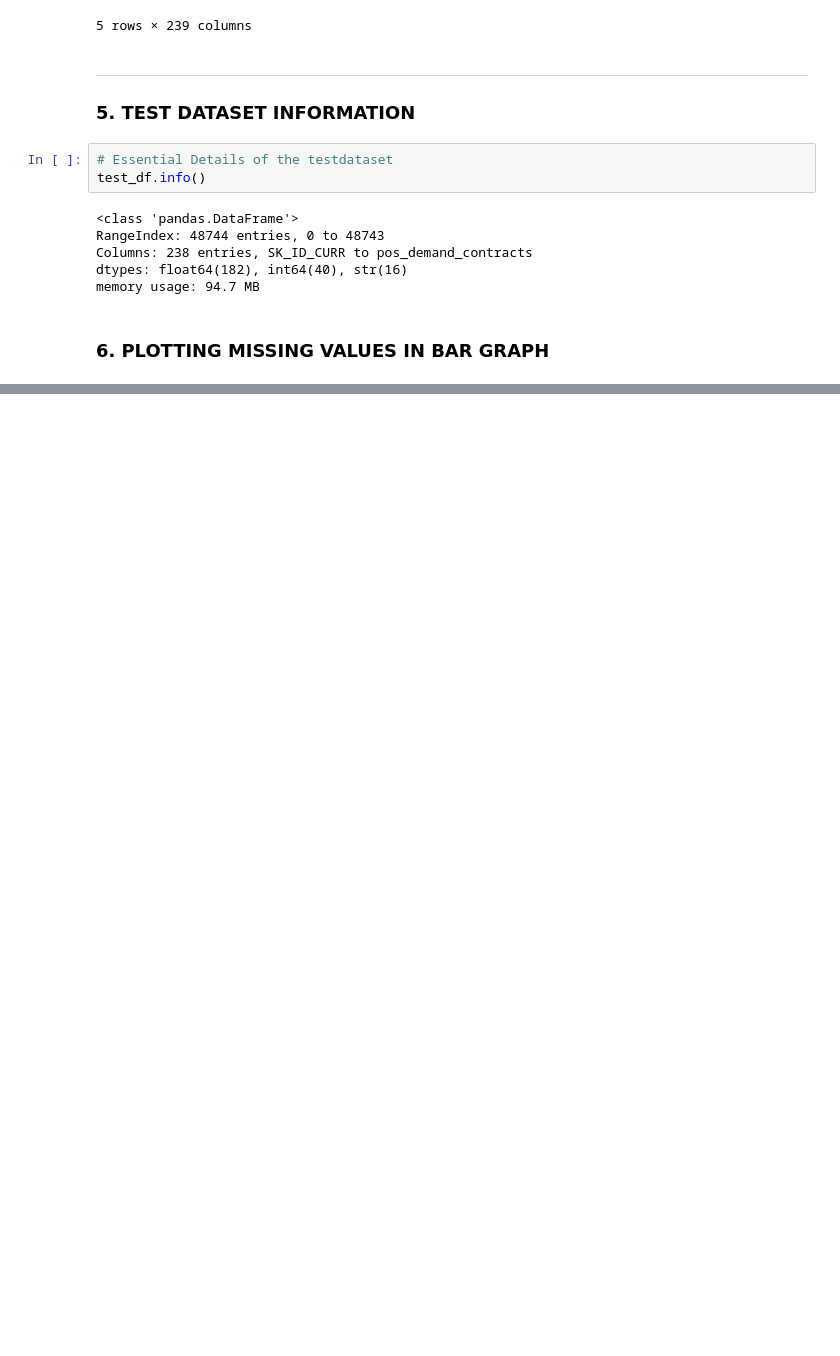
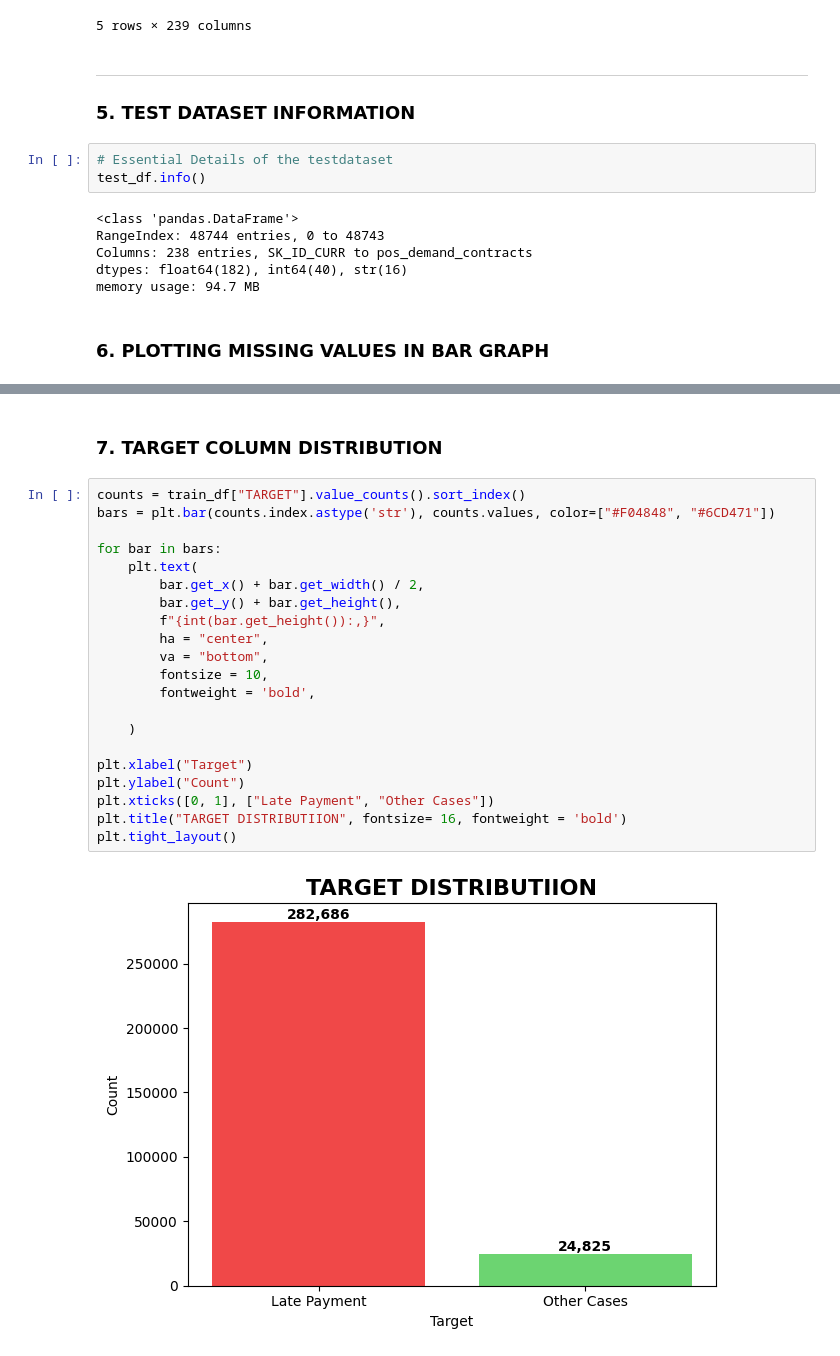
Before and after one commit to Yuvaraj-Dey-2006/House-Credit-Prediction, a Jupyter notebook: EDA/home-credit-EDA.ipynb, the cells around one changed output, grey strips where cells are left out. Cells and saved outputs as stored; diff of their text form; blank space fills up the shorter version.

```diff
--- a/EDA/home-credit-EDA.ipynb
+++ b/EDA/home-credit-EDA.ipynb
@@ -127,0 +130,25 @@ Missing_value_plotter(
+# %% [markdown]
+### **7. TARGET COLUMN DISTRIBUTION**
+# %%
+counts = train_df["TARGET"].value_counts().sort_index()
+bars = plt.bar(counts.index.astype('str'), counts.values, color=["#F04848", "#6CD471"])
+
+for bar in bars:
+    plt.text(
+        bar.get_x() + bar.get_width() / 2,
+        bar.get_y() + bar.get_height(),
+        f"{int(bar.get_height()):,}",
+        ha = "center",
+        va = "bottom",
+        fontsize = 10,
+        fontweight = 'bold',
+
+    )
+
+plt.xlabel("Target")
+plt.ylabel("Count")
+plt.xticks([0, 1], ["Late Payment", "Other Cases"])
+plt.title("TARGET DISTRIBUTIION", fontsize= 16, fontweight = 'bold')
+plt.tight_layout()
+# %% [output]
+[figure, added]
```
Also changed, not shown: parts of 3 cells of this notebook.
